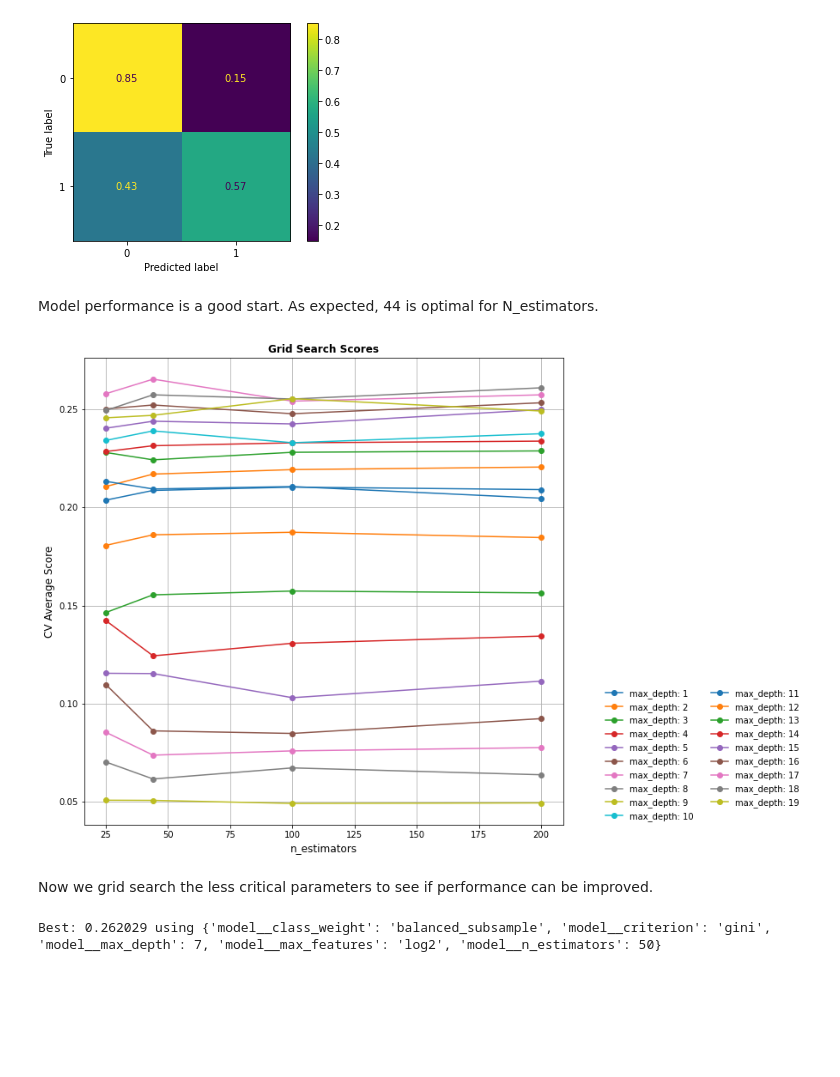
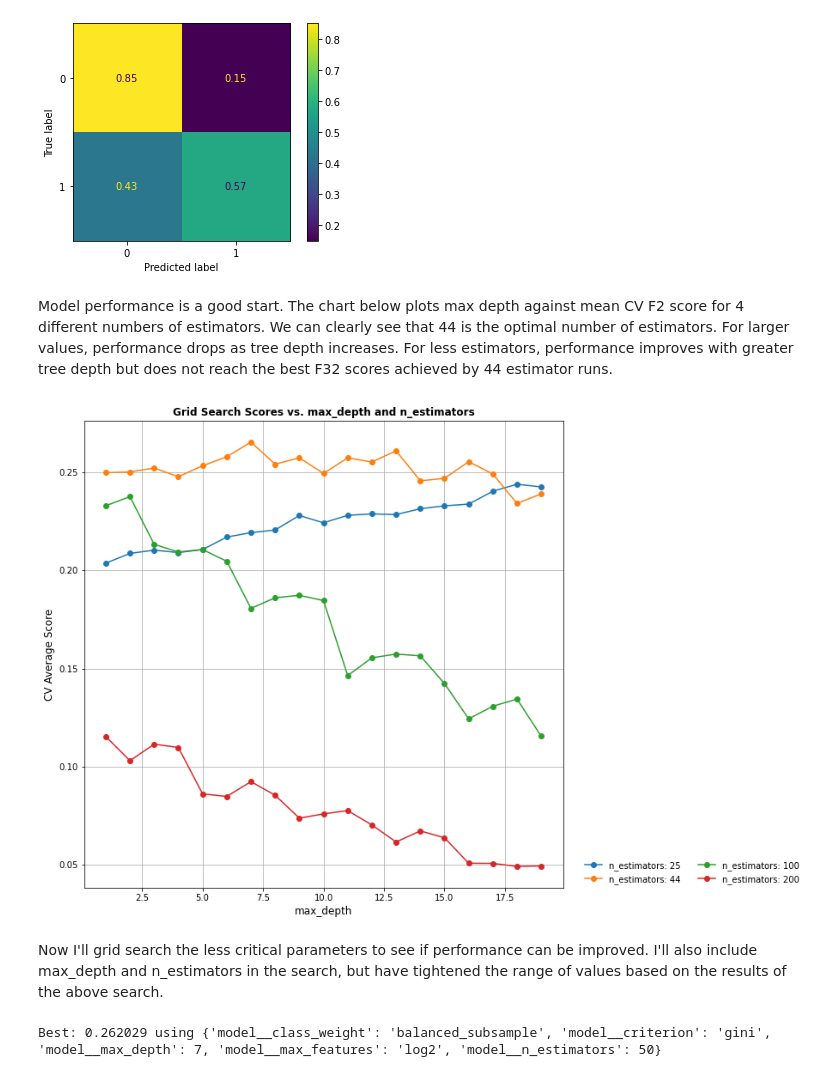
Before and after one commit to allankapoor/wildfire_prediction, a Jupyter notebook: Capstone2_Modeling.ipynb, the cells around one changed output. Cells and saved outputs as stored; diff of their text form; code cells hidden in the pictures; blank space fills up the shorter version.

```diff
--- a/Capstone2_Modeling.ipynb
+++ b/Capstone2_Modeling.ipynb
@@ -98,5 +102,8 @@ def evaluate_model(model, X_t, y_t, X_v, y_v):
 # %%
 def plot_grid_search(cv_results, grid_param_1, grid_param_2, name_param_1, name_param_2):
+
+    '''Take grid search results and plot two parameters against mean CV scores '''
+
     # Get Test Scores Mean and std for each grid search
     scores_mean = cv_results['mean_test_score']
     scores_mean = np.array(scores_mean).reshape(len(grid_param_2),len(grid_param_1))
@@ -111,7 +118,7 @@ def plot_grid_search(cv_results, grid_param_1, grid_param_2, name_param_1, name_
     for idx, val in enumerate(grid_param_2):
         ax.plot(grid_param_1, scores_mean[idx,:], '-o', label= name_param_2 + ': ' + str(val))
 
-    ax.set_title("Grid Search Scores", fontsize=12, fontweight='bold')
+    ax.set_title(f"Grid Search Scores vs. {name_param_1} and {name_param_2}", fontsize=12, fontweight='bold')
     ax.set_xlabel(name_param_1, fontsize=12)
     ax.set_ylabel('CV Average Score', fontsize=12)
     ax.legend(loc='lower right', bbox_to_anchor= (1.5, 0), ncol=2,
@@ -281,6 +262,8 @@ from sklearn.ensemble import RandomForestClassifier
 
 # define grid search/random forest function that takes a param grid as input
 def GridSearch_RandomForest(param_grid):
+
+    '''Carry out a grid search with 10-fold cross valididation on a random forest model given a hyperparameter grid'''
 
     #make f2 scorer
     f2_scorer = make_scorer(fbeta_score, beta=2)
@@ -333,13 +316,13 @@ Recall: 0.5723
 F2: 0.2708
 [figure]
 [figure]
-# %% [markdown]
-Model performance is a good start. As expected, 44 is optimal for N_estimators.
+# %% [markdown]
+Model performance is a good start. The chart below plots max depth against mean CV F2 score for 4 different numbers of estimators. We can clearly see that 44 is the optimal number of estimators. For larger values, performance drops as tree depth increases. For less estimators, performance improves with greater tree depth but does not reach the best F32 scores achieved by 44 estimator runs.
 # %%
-# plor grid search results
-plot_grid_search(RF_primary_parameters_GS.cv_results_,[25, 44, 100, 200],list(range(1,20)),'n_estimators','max_depth')
+# plot grid search results
+plot_grid_search(RF_primary_parameters_GS.cv_results_,list(range(1,20)),[25, 44, 100, 200],'max_depth','n_estimators')
 # %% [output]
-[figure, old version]
+[figure, new version]
 # %% [markdown]
-Now we grid search the less critical parameters to see if performance can be improved.
+Now I'll grid search the less critical parameters to see if performance can be improved. I'll also include max_depth and n_estimators in the search, but have tightened the range of values based on the results of the above search.
 # %%
```
Also changed, not shown: parts of 56 cells of this notebook.
